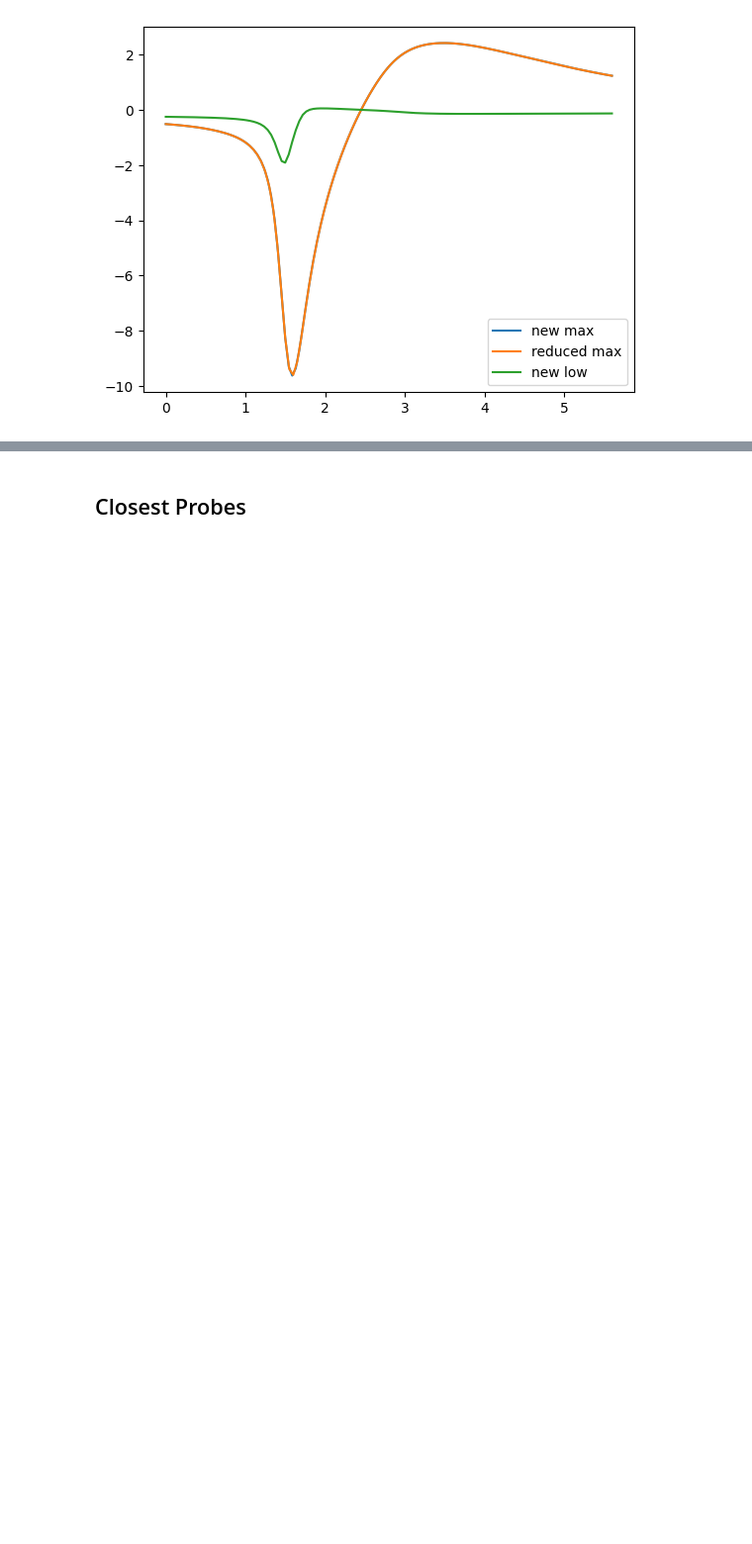
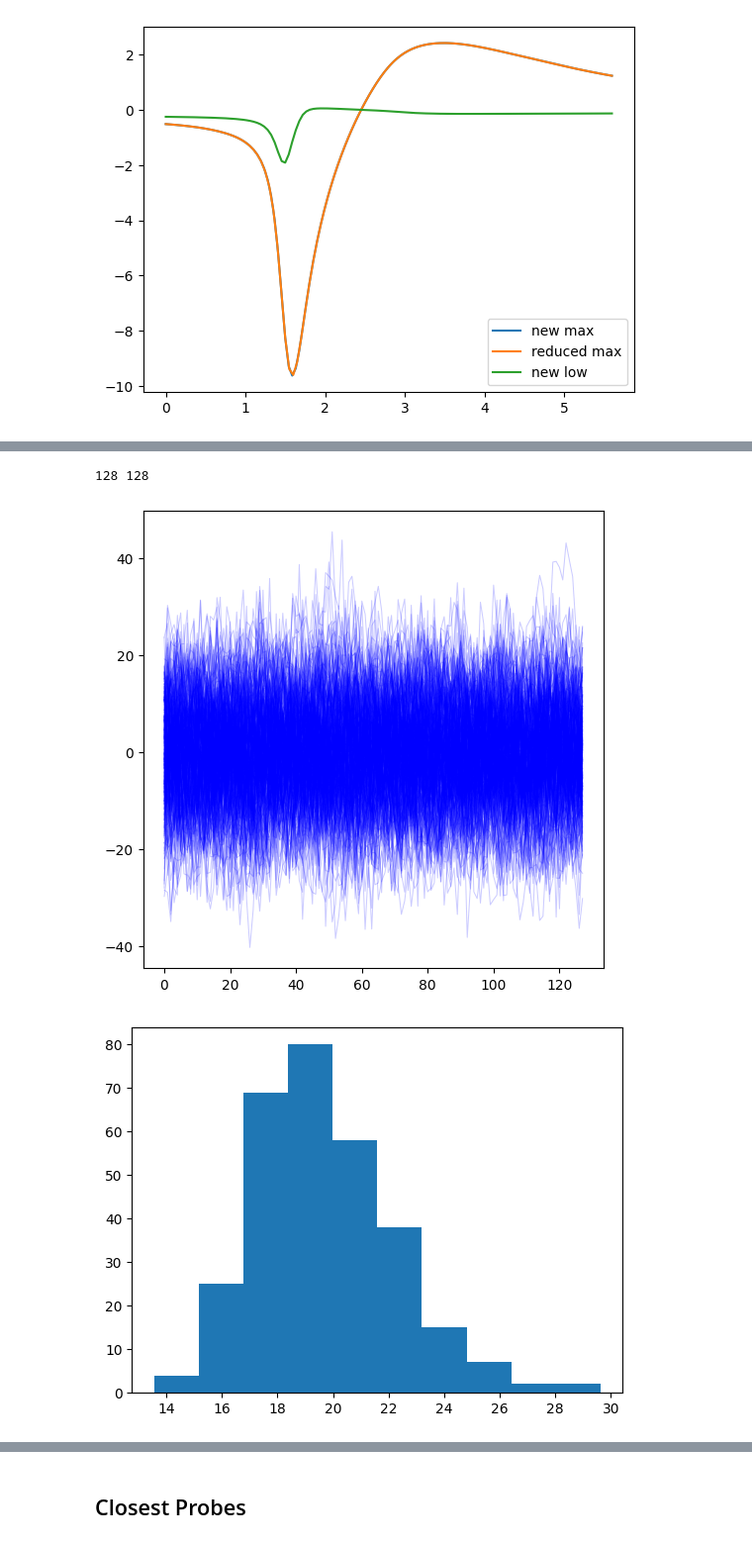
Before and after one commit to kedoxey/PyramidalCellSimulations, a Jupyter notebook: notebooks/figures/plot_linear_probes.ipynb, the cells around one changed output, grey strips where cells are left out. Shown at 99% size. Drawn from its saved outputs; the diff is of its cells as text; code cells hidden in the pictures; blank space fills up the shorter version.

```diff
--- a/notebooks/figures/plot_linear_probes.ipynb
+++ b/notebooks/figures/plot_linear_probes.ipynb
@@ -511,0 +616,33 @@ plt.legend(loc='lower right')
+# %%
+# note noise level depends on electrode size - target noise amplitude 50-100
+scaling_factor = 10  # 15, 25
+noise_generator = cn.powerlaw_psd_gaussian
+p1 = 1
+p2 = 128
+args = [p1,p2]
+
+plt.figure(figsize=(6,6))
+noise_stdevs = []
+noise_depths = []
+print(p2,num_pts)
+for i in range(300):
+    noise_signal = scaling_factor*noise_generator(*args)
+
+
+    plt.plot(noise_signal,color='b',alpha=0.2,linewidth=0.75)
+
+    noise_stdevs.append(np.std(noise_signal))
+    noise_depths.append(np.max(noise_signal)-np.min(noise_signal))
+
+
+plt.figure()
+noise_amplitudes = 2*np.array(noise_stdevs) # 1x = 68%, 2x = 95%
+plt.hist(noise_amplitudes);
+
+plt.figure()
+noise_abs_amplitudes = np.array(noise_depths) # 1x = 68%, 2x = 95%
+plt.hist(noise_abs_amplitudes);
+# %% [output]
+128 128
+[figure, added]
+[figure, added]
```
Also changed, not shown: parts of 16 cells of this notebook.
